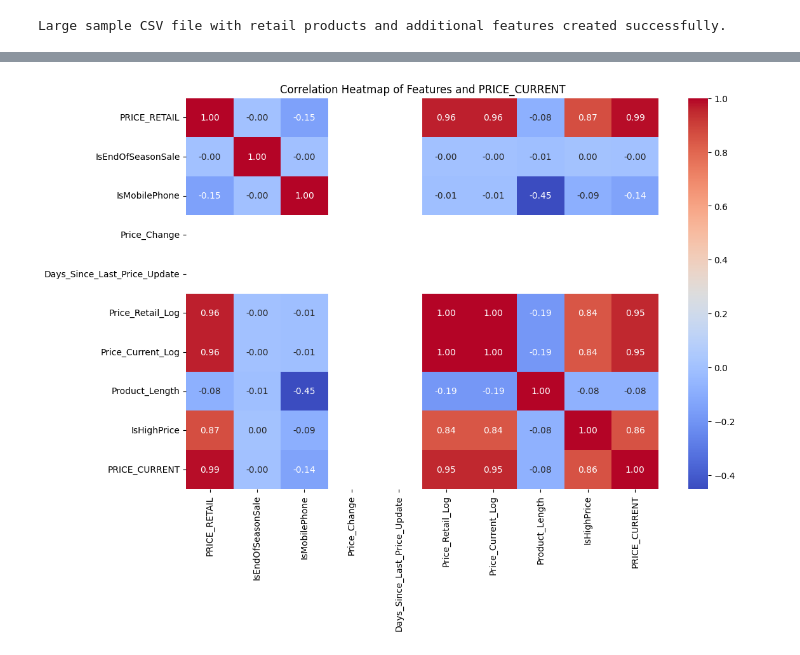
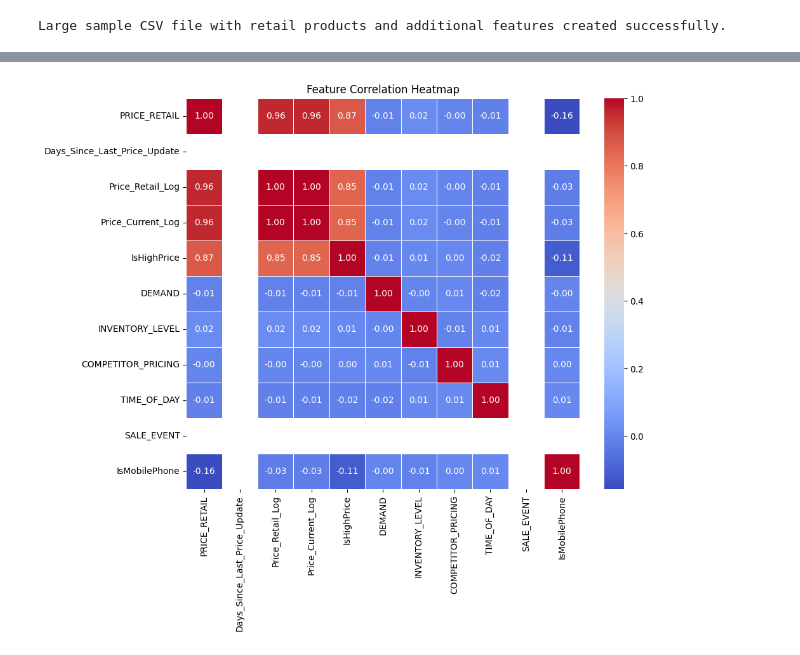
Before and after one commit to sundeepmuddana/DEVCODEEDUR, a Jupyter notebook: sundeepdhamodhar.ipynb, the cells around one changed output, grey strips where cells are left out. Saved outputs shown, nothing was run; the diff lists cells and outputs as text; code cells hidden in the pictures.

```diff
--- a/sundeepdhamodhar.ipynb
+++ b/sundeepdhamodhar.ipynb
@@ -178,16 +162,33 @@ df['Price_Current_Log'] = np.log1p(df['PRICE_CURRENT'])
 df['Product_Length'] = df['PRODUCT_NAME'].apply(lambda x: len(x))
 df['IsHighPrice'] = (df['PRICE_RETAIL'] > df['PRICE_RETAIL'].median()).astype(int)
 
+
 # Adding random noise to PRICE_CURRENT to simulate variability
 np.random.seed(42)
-df['PRICE_CURRENT'] = df['PRICE_CURRENT'] + np.random.normal(0, 0.1 * df['PRICE_CURRENT'].mean(), df.shape[0])
+noise = np.random.normal(0, 0.1 * df['PRICE_CURRENT'].mean(), df.shape[0])
+df['PRICE_CURRENT'] = df['PRICE_CURRENT'] - noise
+
+# Ensure PRICE_CURRENT is always less than PRICE_RETAIL
+df['PRICE_CURRENT'] = np.where(df['PRICE_CURRENT'] >= df['PRICE_RETAIL'], df['PRICE_RETAIL'] - 0.01, df['PRICE_CURRENT'])
+
+#label encoding
+df['DEMAND']= label_encoder.fit_transform(df['DEMAND'])
+df['INVENTORY_LEVEL']= label_encoder.fit_transform(df['INVENTORY_LEVEL'])
+df['COMPETITOR_PRICING']= label_encoder.fit_transform(df['COMPETITOR_PRICING'])
+df['TIME_OF_DAY']= label_encoder.fit_transform(df['TIME_OF_DAY'])
+df["SALE_EVENT"]=label_encoder.fit_transform(df['SALE_EVENT'])
+df["IsMobilePhone"]=label_encoder.fit_transform(df['IsMobilePhone'])
 
 # Define features and target variable
-features = ['PRICE_RETAIL', 'IsEndOfSeasonSale',
-            'IsMobilePhone', 'Price_Change', 'Days_Since_Last_Price_Update', 'Price_Retail_Log',
-            'Price_Current_Log', 'IsHighPrice', 'DEMAND', 'INVENTORY_LEVEL',
-            'COMPETITOR_PRICING', 'TIME_OF_DAY']
-X = pd.get_dummies(df[features], drop_first=True)  # Convert categorical features to dummy variables
+features = ['PRICE_RETAIL', 'Days_Since_Last_Price_Update',
+            'Price_Retail_Log', 'Price_Current_Log','IsHighPrice',
+            'DEMAND', 'INVENTORY_LEVEL', 'COMPETITOR_PRICING', 'TIME_OF_DAY', 'SALE_EVENT','IsMobilePhone']
+
+
+
+#x=df[features]
+
+X=df[features]  # Convert categorical features to dummy variables
 y = df['PRICE_CURRENT']
 
 # Split the data into training and test sets
@@ -208,5 +209,5 @@ print(f"Random Forest Regressor - R^2 Score: {r2:.4f}")
 with open('random_forest_price_prediction_model.pkl', 'wb') as file:
     pickle.dump(model, file)
 
-print("Model saved as 'random_forest_price_prediction_model.pkl'")
+print("Random Forest model saved successfully.")
 # %% [output]
@@ -290,15 +507,14 @@ fig.show()
 # %%
 import seaborn as sns
 import matplotlib.pyplot as plt
 
-corr_matrix = df[[ 'PRICE_RETAIL', 'IsEndOfSeasonSale', 'IsMobilePhone',
-                   'Price_Change', 'Days_Since_Last_Price_Update', 'Price_Retail_Log',
-                   'Price_Current_Log', 'Product_Length', 'IsHighPrice','PRICE_CURRENT']].corr()
+# Calculate the correlation matrix
+corr_matrix = df[features].corr()
 
 # Plot the heatmap
-plt.figure(figsize=(12, 8))
-sns.heatmap(corr_matrix, annot=True, cmap='coolwarm', fmt='.2f')
-plt.title('Correlation Heatmap of Features and PRICE_CURRENT')
+plt.figure(figsize=(10, 8))
+sns.heatmap(corr_matrix, annot=True, cmap='coolwarm', fmt=".2f", linewidths=0.5)
+plt.title('Feature Correlation Heatmap')
 plt.show()
 # %% [output]
-[figure, old version]
+[figure, new version]
```
Also changed, not shown: parts of 17 cells of this notebook.
